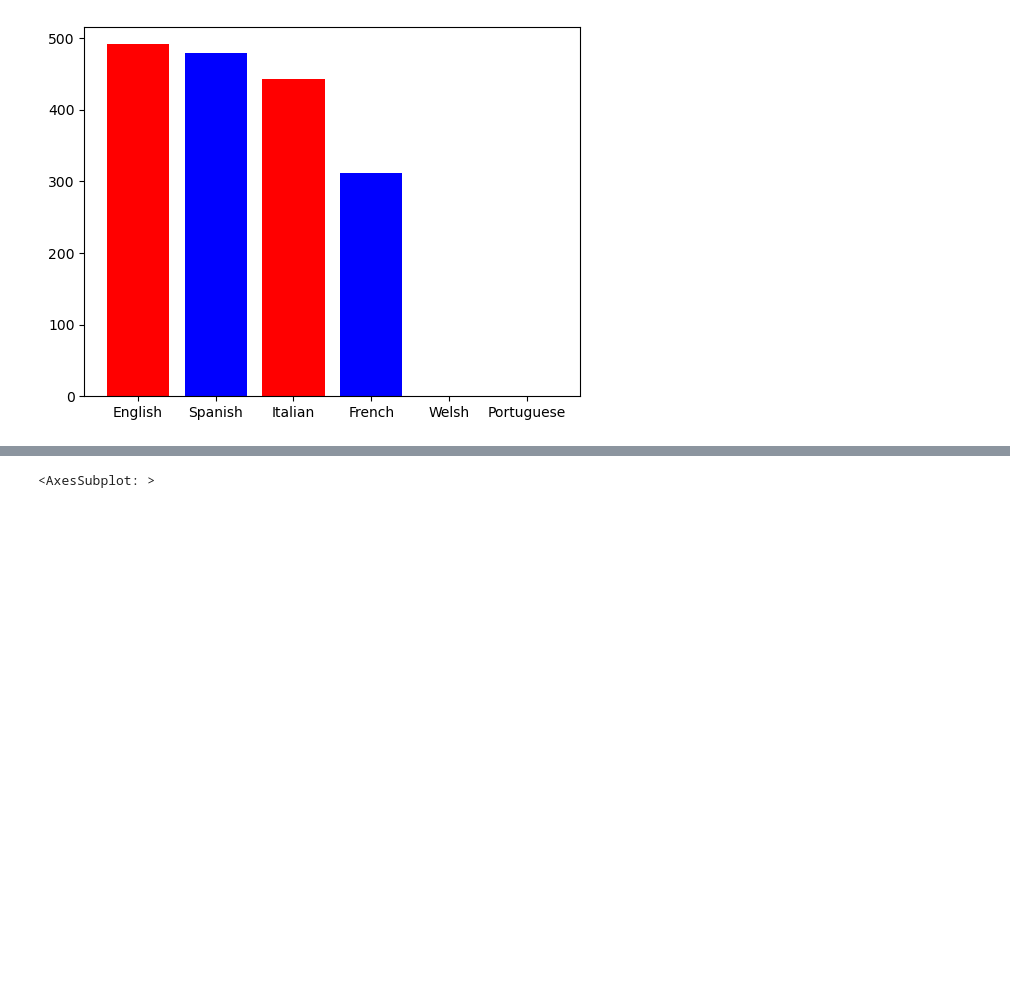
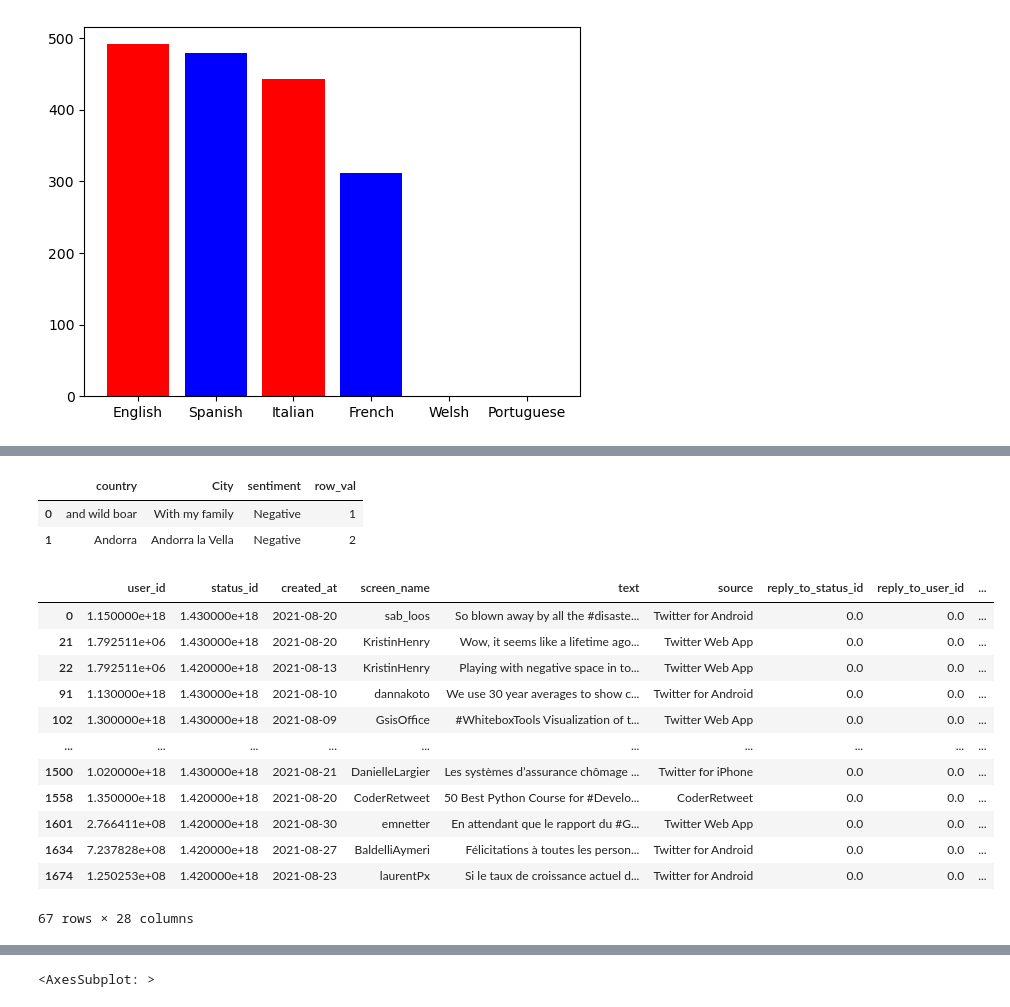
Before and after one commit to r3card0/Twitter-exercise-BI, a Jupyter notebook: Data_Gathering-Transformation.ipynb, the cells around one changed output, grey strips where cells are left out. Cells and saved outputs as stored; diff of their text form; code cells hidden in the pictures; blank space fills up the shorter version.

```diff
--- a/Data_Gathering-Transformation.ipynb
+++ b/Data_Gathering-Transformation.ipynb
@@ -75,0 +258,2 @@ Index(['user_id', 'status_id', 'created_at', 'screen_name', 'text', 'source',
+# %%
+df['score_favorite'] = (df['favorite_count'] - favorite_min) / (favorite_max - favorite_min)
@@ -76 +282,3 @@ Index(['user_id', 'status_id', 'created_at', 'screen_name', 'text', 'source',
+# %%
+df = df.sort_values('score_retweet',ascending=False)
 # %% [markdown]
@@ -95,0 +296,2 @@ df.describe()
+# %%
+df = df.sort_values('score_retweet',ascending=False)
@@ -123,0 +332,2 @@ import geopandas as gpd
+# %%
+df['row_val'] = 1
@@ -134,0 +354,6 @@ gdf.head(2)
+# %%
+test.head(2)
+# %% [output]
+|  | country | City | sentiment | row_val |
+| 0 | and wild boar | With my family | Negative | 1 |
+| 1 | Andorra | Andorra la Vella | Negative | 2 |
@@ -134,0 +364,17 @@ gdf.head(2)
+# %%
+gdf[gdf['country'] == 'Mexico']
+gdf[gdf['country'] == 'Mexico'].plot(color='g')
+# %% [output]
+|  | user_id | status_id | created_at | screen_name | text | source | reply_to_status_id | reply_to_user_id | ... |
+| 0 | 1.150000e+18 | 1.430000e+18 | 2021-08-20 | sab_loos | So blown away by all the #disaste... | Twitter for Android | 0.0 | 0.0 | ... |
+| 21 | 1.792511e+06 | 1.430000e+18 | 2021-08-20 | KristinHenry | Wow, it seems like a lifetime ago... | Twitter Web App | 0.0 | 0.0 | ... |
+| 22 | 1.792511e+06 | 1.420000e+18 | 2021-08-13 | KristinHenry | Playing with negative space in to... | Twitter Web App | 0.0 | 0.0 | ... |
+| 91 | 1.130000e+18 | 1.430000e+18 | 2021-08-10 | dannakoto | We use 30 year averages to show c... | Twitter for Android | 0.0 | 0.0 | ... |
+| 102 | 1.300000e+18 | 1.430000e+18 | 2021-08-09 | GsisOffice | #WhiteboxTools Visualization of t... | Twitter Web App | 0.0 | 0.0 | ... |
+| ... | ... | ... | ... | ... | ... | ... | ... | ... | ... |
+| 1500 | 1.020000e+18 | 1.430000e+18 | 2021-08-21 | DanielleLargier | Les systèmes d’assurance chômage ... | Twitter for iPhone | 0.0 | 0.0 | ... |
+| 1558 | 1.350000e+18 | 1.420000e+18 | 2021-08-20 | CoderRetweet | 50 Best Python Course for #Develo... | CoderRetweet | 0.0 | 0.0 | ... |
+| 1601 | 2.766411e+08 | 1.420000e+18 | 2021-08-30 | emnetter | En attendant que le rapport du #G... | Twitter Web App | 0.0 | 0.0 | ... |
+| 1634 | 7.237828e+08 | 1.420000e+18 | 2021-08-27 | BaldelliAymeri | Félicitations à toutes les person... | Twitter for Android | 0.0 | 0.0 | ... |
+| 1674 | 1.250253e+08 | 1.420000e+18 | 2021-08-23 | laurentPx | Si le taux de croissance actuel d... | Twitter for Android | 0.0 | 0.0 | ... |
+67 rows × 28 columns
```
Also changed, not shown: parts of 76 cells of this notebook.
